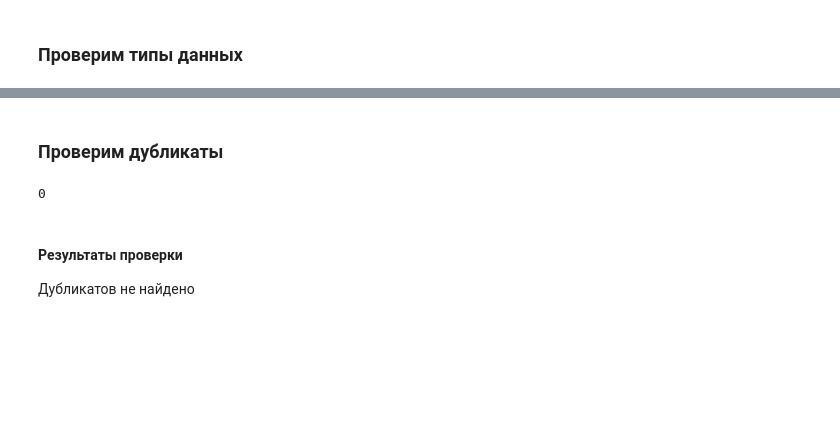
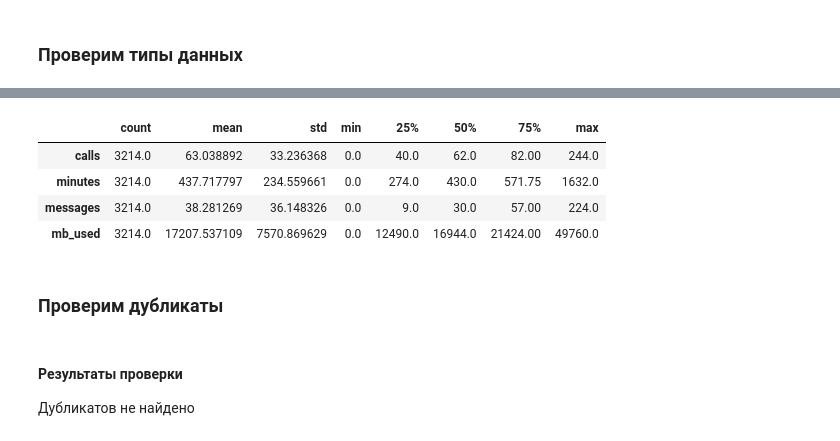
Before and after one commit to Gvozdyara/ml-tariff-classification, a Jupyter notebook: prediction_mobile_tariffs.ipynb, the cells around one changed output, grey strips where cells are left out. Cells and saved outputs as stored; diff of their text form; code cells hidden in the pictures; blank space fills up the shorter version.

```diff
--- a/prediction_mobile_tariffs.ipynb
+++ b/prediction_mobile_tariffs.ipynb
@@ -33,5 +35,5 @@ RANDOM_SEED = 42
 # %% [markdown]
 ##  Откроем и изучим файл
 # %%
-frame = pd.read_csv('datasets/users_behavior.csv')
+df = pd.read_csv('datasets/users_behavior.csv')
 # %%
@@ -67,0 +50,7 @@ frame['messages']=frame['messages'].astype("int")
+# %%
+df['messages']=df['messages'].astype("int16")
+df['calls']=df['calls'].astype("int16")
+df['minutes']=df['minutes'].astype("int16")
+df['mb_used']=df['mb_used'].astype("float32")
+df['is_ultra']=df['is_ultra'].astype("category")
+df.info()
@@ -68,9 +70,15 @@ frame['messages']=frame['messages'].astype("int")
+# %%
+df.describe().T
+# %% [output]
+|  | count | mean | std | min | 25% | 50% | 75% | max |
+| calls | 3214.0 | 63.038892 | 33.236368 | 0.0 | 40.0 | 62.0 | 82.00 | 244.0 |
+| minutes | 3214.0 | 437.717797 | 234.559661 | 0.0 | 274.0 | 430.0 | 571.75 | 1632.0 |
+| messages | 3214.0 | 38.281269 | 36.148326 | 0.0 | 9.0 | 30.0 | 57.00 | 224.0 |
+| mb_used | 3214.0 | 17207.537109 | 7570.869629 | 0.0 | 12490.0 | 16944.0 | 21424.00 | 49760.0 |
 # %% [markdown]
 ### Проверим  дубликаты
 # %%
-frame.duplicated().sum()
+df.duplicated().sum()
-# %% [output]
-0
 # %% [markdown]
 #### Результаты проверки
 Дубликатов не найдено
```
Also changed, not shown: parts of 22 cells of this notebook.
